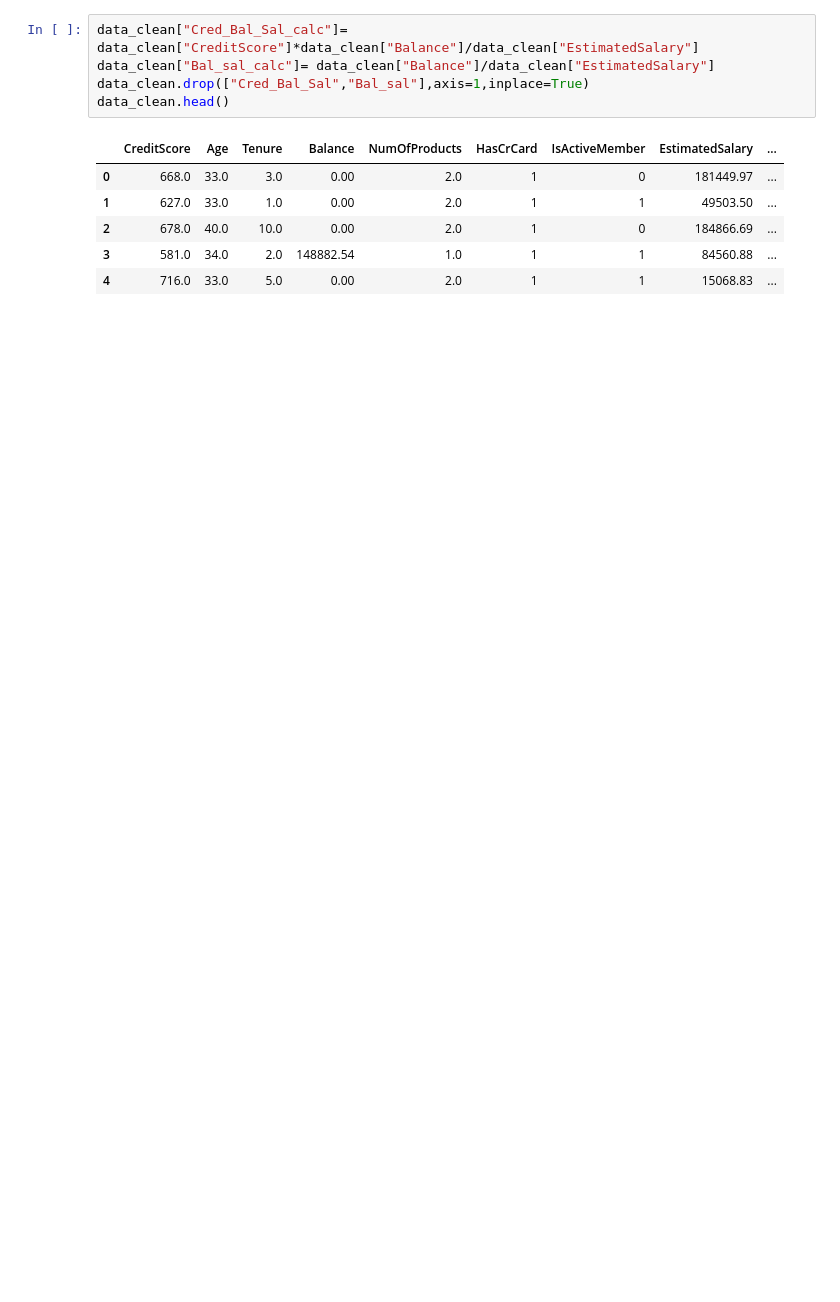
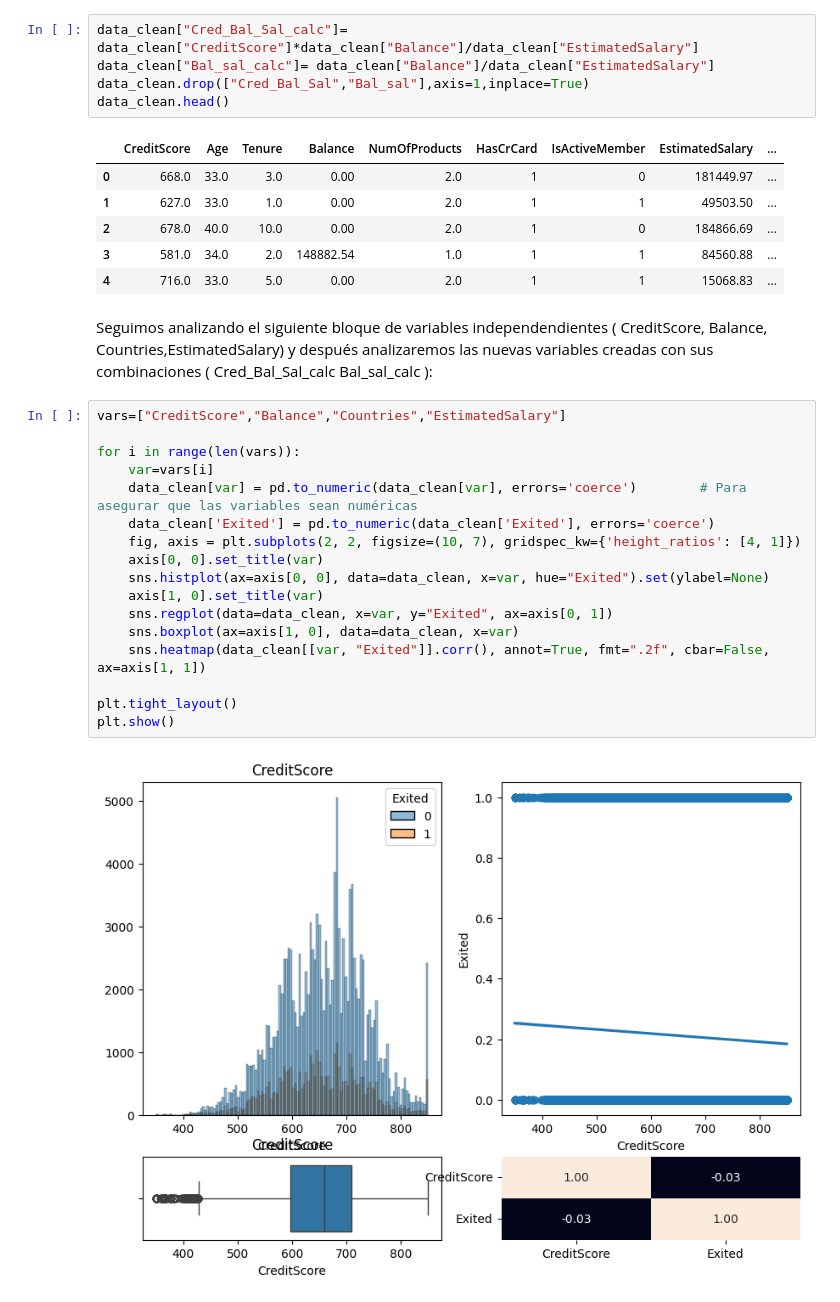
Before and after one commit to 4GeeksAcademy/Proyecto-Bank-Churn-Eli-Isa, a Jupyter notebook: src/explore-Isa.ipynb, the cells around one changed output. Drawn from its saved outputs; the diff is of its cells as text; blank space fills up the shorter version.

```diff
--- a/src/explore-Isa.ipynb
+++ b/src/explore-Isa.ipynb
@@ -608,3 +608,24 @@ data_clean.head()
 | 2 | 678.0 | 40.0 | 10.0 | 0.00 | 2.0 | 1 | 0 | 184866.69 | ... |
 | 3 | 581.0 | 34.0 | 2.0 | 148882.54 | 1.0 | 1 | 1 | 84560.88 | ... |
 | 4 | 716.0 | 33.0 | 5.0 | 0.00 | 2.0 | 1 | 1 | 15068.83 | ... |
+# %% [markdown]
+Seguimos analizando el siguiente bloque de variables independendientes ( CreditScore, Balance, Countries,EstimatedSalary) y después analizaremos las nuevas variables creadas con sus combinaciones ( Cred_Bal_Sal_calc Bal_sal_calc ):
+# %%
+vars=["CreditScore","Balance","Countries","EstimatedSalary"]
+
+for i in range(len(vars)):
+    var=vars[i]
+    data_clean[var] = pd.to_numeric(data_clean[var], errors='coerce')        # Para asegurar que las variables sean numéricas
+    data_clean['Exited'] = pd.to_numeric(data_clean['Exited'], errors='coerce')
+    fig, axis = plt.subplots(2, 2, figsize=(10, 7), gridspec_kw={'height_ratios': [4, 1]})
+    axis[0, 0].set_title(var)
+    sns.histplot(ax=axis[0, 0], data=data_clean, x=var, hue="Exited").set(ylabel=None)
+    axis[1, 0].set_title(var)
+    sns.regplot(data=data_clean, x=var, y="Exited", ax=axis[0, 1])
+    sns.boxplot(ax=axis[1, 0], data=data_clean, x=var)
+    sns.heatmap(data_clean[[var, "Exited"]].corr(), annot=True, fmt=".2f", cbar=False, ax=axis[1, 1])
+
+plt.tight_layout()
+plt.show()
+# %% [output]
+[figure, added]
```
Also changed, not shown: parts of 8 cells of this notebook.
